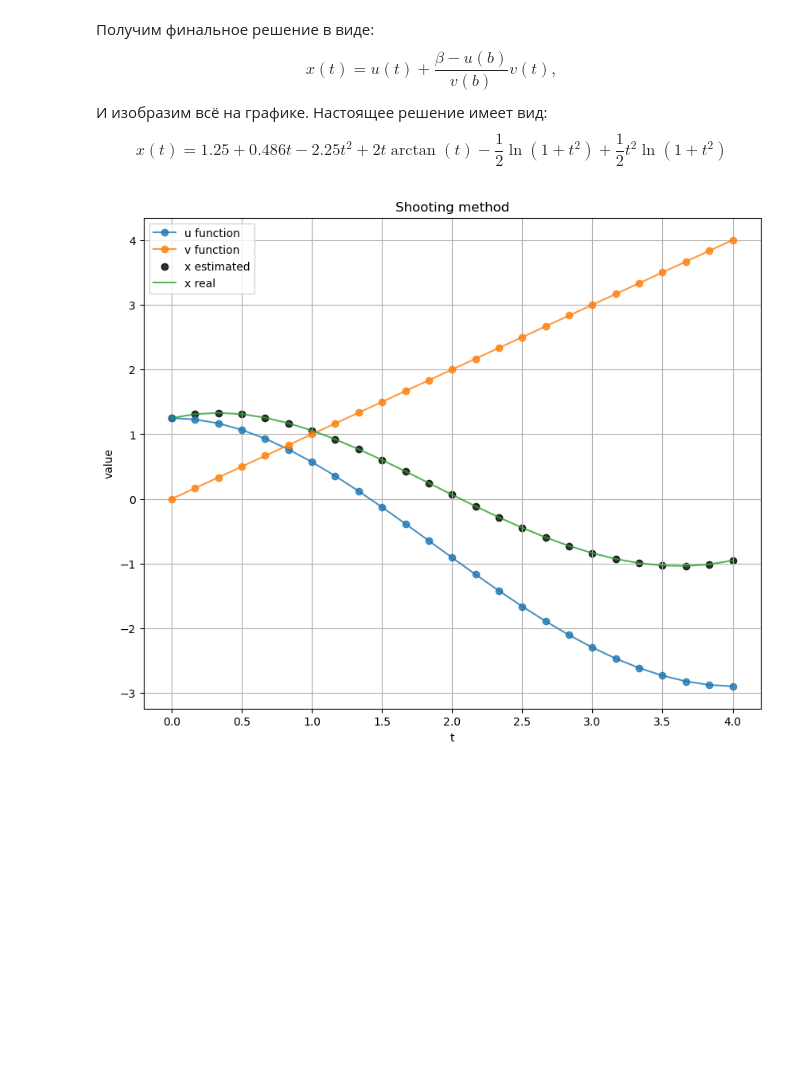
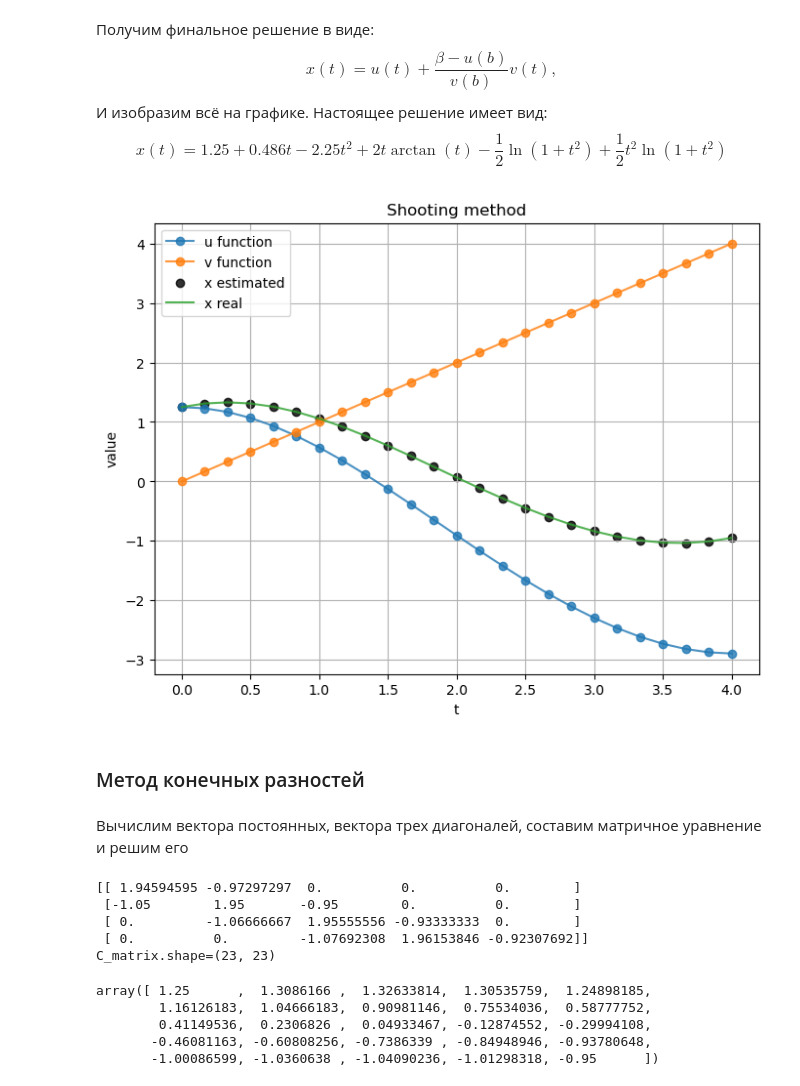
Before and after one commit to gshigin/gos-programming, a Jupyter notebook: nummeth/task_6/Kuznetsov.ipynb, the cells around one changed output. Saved outputs shown, nothing was run; the diff lists cells and outputs as text; code cells hidden in the pictures; blank space fills up the shorter version.

```diff
--- a/nummeth/task_6/Kuznetsov.ipynb
+++ b/nummeth/task_6/Kuznetsov.ipynb
@@ -109,22 +132,26 @@ $$x(t) = 1.25 + 0.486t-2.25t^2+2t\arctan(t)-\frac{1}{2}\ln(1+t^2)+\frac{1}{2}t^2
 # %%
 x_solution = u_solution[:,0]+C*v_solution[:,0]
 # %%
-fig, ax = plt.subplots(1,1,figsize=(10,8))
+fig, ax = plt.subplots(1,1,figsize=(8,6))
 
 ax.plot(time, u_solution[:,0], marker = 'o', label = "u function", alpha = 0.8)
 ax.plot(time, v_solution[:,0], marker = 'o', label = "v function", alpha = 0.8)
 ax.scatter(time, x_solution, label = "x estimated", alpha = 0.8, c = 'black')
 ax.plot(time,
         1.25+0.486*time-2.25*time**2+2*time*np.arctan(time)-1/2*np.log(1+time**2)\
             +1/2*time**2*np.log(1+time**2),
         label = "x real", alpha = 0.8)
 
 ax.set_title("Shooting method")
 ax.set_xlabel("t")
 ax.set_ylabel("value")
 ax.grid()
 ax.legend()
 
 plt.show()
 # %% [output]
-[figure, old version]
+[figure, new version]
+# %% [markdown]
+### Метод конечных разностей
+# %% [markdown]
+Вычислим вектора постоянных, вектора трех диагоналей, составим матричное уравнение и решим его
@@ -130,0 +186,19 @@ plt.show()
+# %%
+print(f'{C_matrix[:4,:5]}')
+print(f'{C_matrix.shape=}')
+# %% [output]
+[[ 1.94594595 -0.97297297  0.          0.          0.        ]
+ [-1.05        1.95       -0.95        0.          0.        ]
+ [ 0.         -1.06666667  1.95555556 -0.93333333  0.        ]
+ [ 0.          0.         -1.07692308  1.96153846 -0.92307692]]
+C_matrix.shape=(23, 23)
+# %%
+X = np.matmul(np.linalg.inv(C_matrix),B_vector)
+X = np.insert(X, [0,len(X)], [1.25, -0.95])
+X
+# %% [output]
+array([ 1.25      ,  1.3086166 ,  1.32633814,  1.30535759,  1.24898185,
+        1.16126183,  1.04666183,  0.90981146,  0.75534036,  0.58777752,
+        0.41149536,  0.2306826 ,  0.04933467, -0.12874552, -0.29994108,
+       -0.46081163, -0.60808256, -0.7386339 , -0.84948946, -0.93780648,
+       -1.00086599, -1.0360638 , -1.04090236, -1.01298318, -0.95      ])
```
Also changed, not shown: parts of 8 cells of this notebook, 2 other files.
